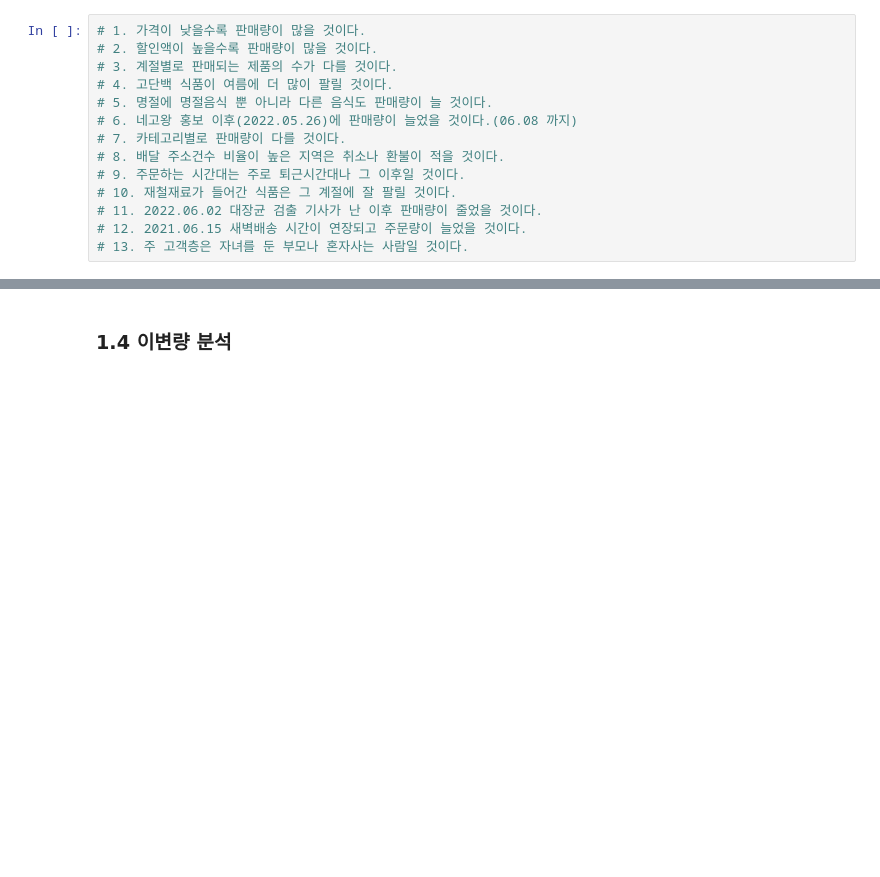
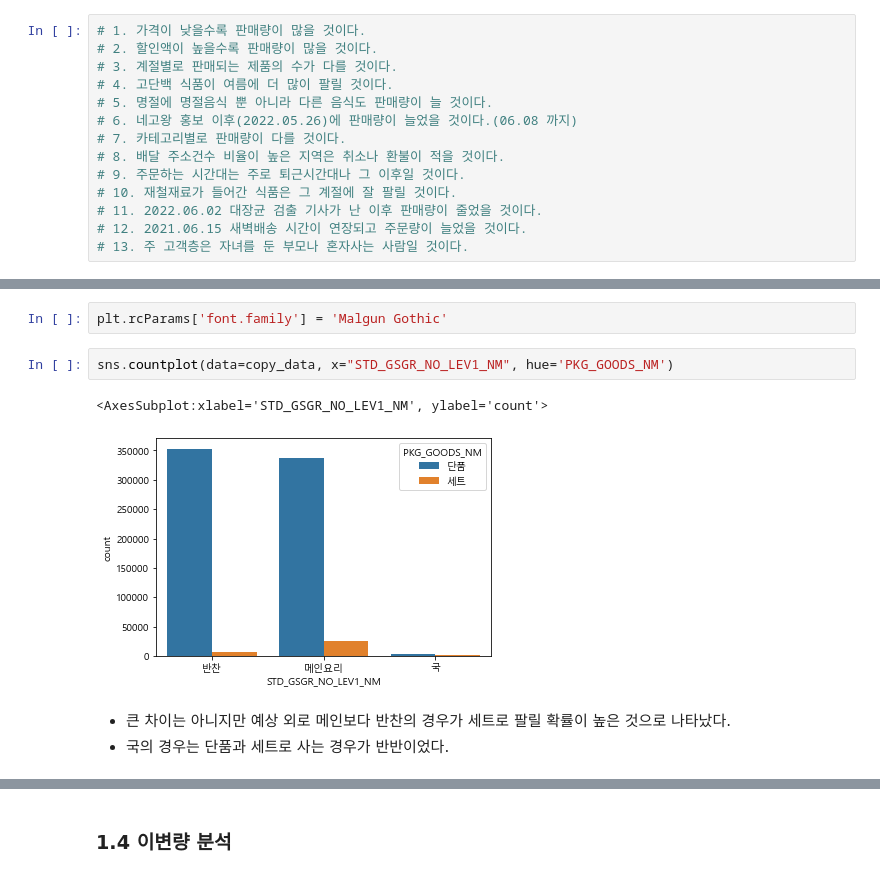
Before and after one commit to olsunghyun0416/Dongwon_Project, a Jupyter notebook: 더반찬_주문량예측.ipynb, the cells around one changed output, grey strips where cells are left out. Cells and saved outputs as stored; diff of their text form; blank space fills up the shorter version.

```diff
--- a/더반찬_주문량예측.ipynb
+++ b/더반찬_주문량예측.ipynb
@@ -500,0 +617,10 @@ ValueError: could not convert string to float: '2022-01-11 00:00:00'
+# %%
+plt.rcParams['font.family'] = 'Malgun Gothic'
+# %%
+sns.countplot(data=copy_data, x="STD_GSGR_NO_LEV1_NM", hue='PKG_GOODS_NM')
+# %% [output]
+<AxesSubplot:xlabel='STD_GSGR_NO_LEV1_NM', ylabel='count'>
+[figure, added]
+# %% [markdown]
+- 큰 차이는 아니지만 예상 외로 메인보다 반찬의 경우가 세트로 팔릴 확률이 높은 것으로 나타났다.
+- 국의 경우는 단품과 세트로 사는 경우가 반반이었다.
```
Also changed, not shown: parts of 51 cells of this notebook.
